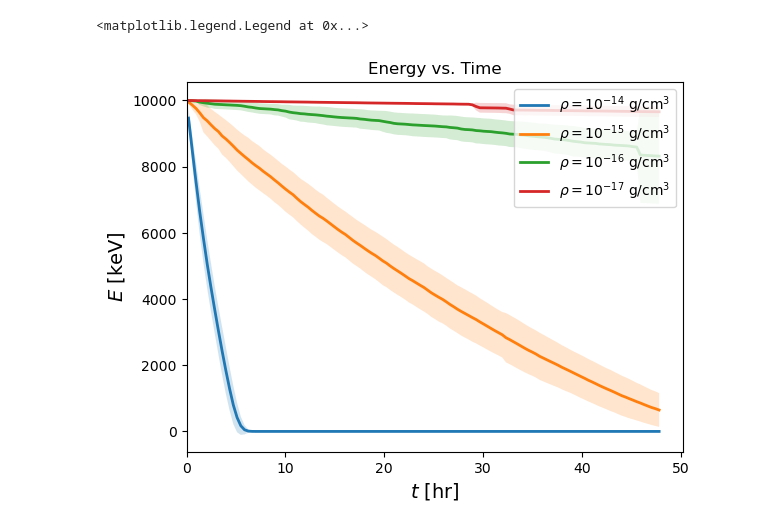
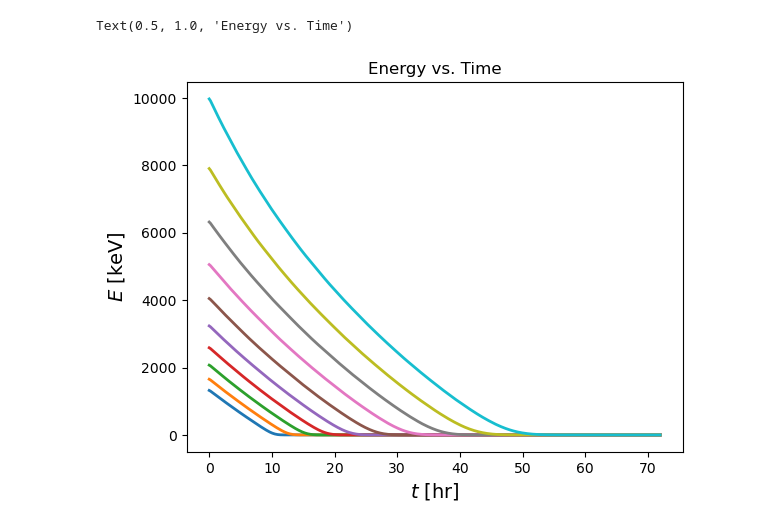
Before and after one commit to zandalman/thunderstorm, a Jupyter notebook: utils/pp.ipynb, the cells around one changed output. Cells and saved outputs as stored; diff of their text form; code cells hidden in the pictures.

```diff
--- a/utils/pp.ipynb
+++ b/utils/pp.ipynb
@@ -33,0 +33,29 @@ AttributeError: Can't pickle local object 'get_func_alldata.<locals>.func_alldat
+# %%
+with open(data_path, "r") as file:
+    data_lines = np.array(file.readlines())
+
+num_part = data_lines.size // num_line_1part
+# %%
+id_list = np.zeros((num_part))
+num_ev_list = np.zeros((num_part, num_ener))
+t_start_list = np.zeros((num_part, num_ener))
+x_start_list = np.zeros((num_part, num_ener))
+y_start_list = np.zeros((num_part, num_ener))
+z_start_list = np.zeros((num_part, num_ener))
+ener_loss_mech_list = np.zeros((num_part, num_ener, 6))
+num_ion_list = np.zeros((num_part, num_ener, 118))
+num_sec_list = np.zeros((num_part, num_ener, num_ener_sec))
+ener_time_list = np.zeros((num_part, num_ener, num_time))
+ener_loss_time_list = np.zeros((num_part, num_ener, num_time))
+ener_loss_dis_list = np.zeros((num_part, num_ener, num_dis))
+
+for i, data_lines_1part in enumerate(data_lines.reshape((-1, num_line_1part))):
+    for j, data_lines_1ener in enumerate(data_lines_1part.reshape((-1, num_line_1ener))):
+        num_ev_list[i, j] = int(data_lines_1ener[1])
+        t_start_list[i, j], x_start_list[i, j], y_start_list[i, j], z_start_list[i, j] = np.array(data_lines_1ener[2].split(","), dtype=float)
+        ener_loss_mech_list[i, j] = np.array(data_lines_1ener[3].split(","), dtype=float)
+        num_ion_list[i, j] = np.array(data_lines_1ener[4].split(","), dtype=int)
+        num_sec_list[i, j] = np.array(data_lines_1ener[5].split(","), dtype=int)
+        ener_time_list[i, j] = np.array(data_lines_1ener[6].split(","), dtype=float)
+        ener_loss_time_list[i, j] = np.array(data_lines_1ener[7].split(","), dtype=float)
+        ener_loss_dis_list[i, j] = np.array(data_lines_1ener[8].split(","), dtype=float)
@@ -71,22 +140,16 @@ for sim_name in sim_list:
 # %%
 fig, ax = plt.subplots()
 
-for i, data in enumerate(data_list):
+ener_time_avg = np.mean(ener_time_list, axis=0)
 
-    ener = data[:, 1, :] / np.maximum(data[:, 0, :], np.ones_like(data[:, 0, :]))
-    ener_avg = np.mean(ener, axis=0)
-    ener_std = np.std(ener, axis=0)
-
-    ax.plot(time/const.hr, ener_avg/1e3, lw=2, label=label_list[i])
-    ax.fill_between(time/const.hr, (ener_avg-ener_std)/1e3, (ener_avg+ener_std)/1e3, lw=2, alpha=0.2)
+idx_ener = -10
+ax.plot(time_list/const.hr, ener_time_avg[idx_ener:].T/1e3, lw=2,)
 
 ax.set_xlabel(r'$t$ $[{\rm hr}]$', fontsize=14)
 ax.set_ylabel(r'$E$ $[{\rm keV}]$', fontsize=14)
 ax.set_title('Energy vs. Time')
-ax.set_xlim(0)
-ax.legend(loc=1)
-
-#save_fig('ener_time')
+#ax.set_xlim(0, 0.1)
+#ax.set_xscale('log')
 # %% [output]
-<matplotlib.legend.Legend at 0x...>
+Text(0.5, 1.0, 'Energy vs. Time')
-[figure, old version]
+[figure, new version]
```
Also changed, not shown: parts of 24 cells of this notebook, 13 other files.
